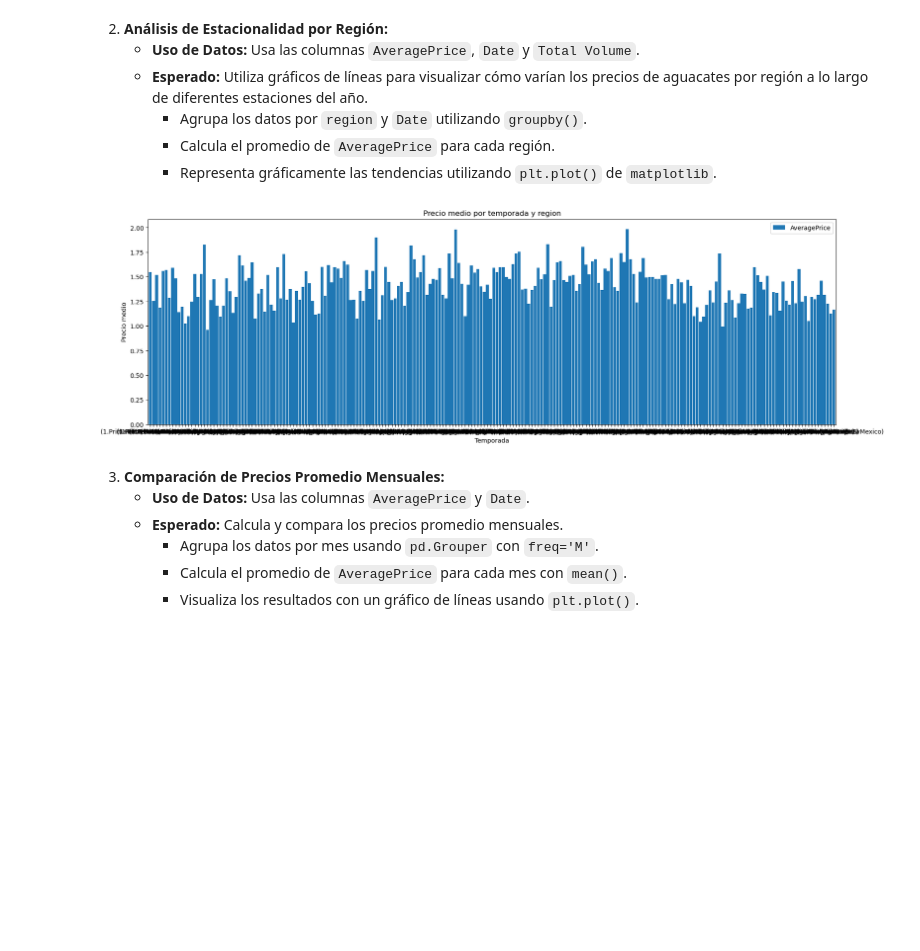
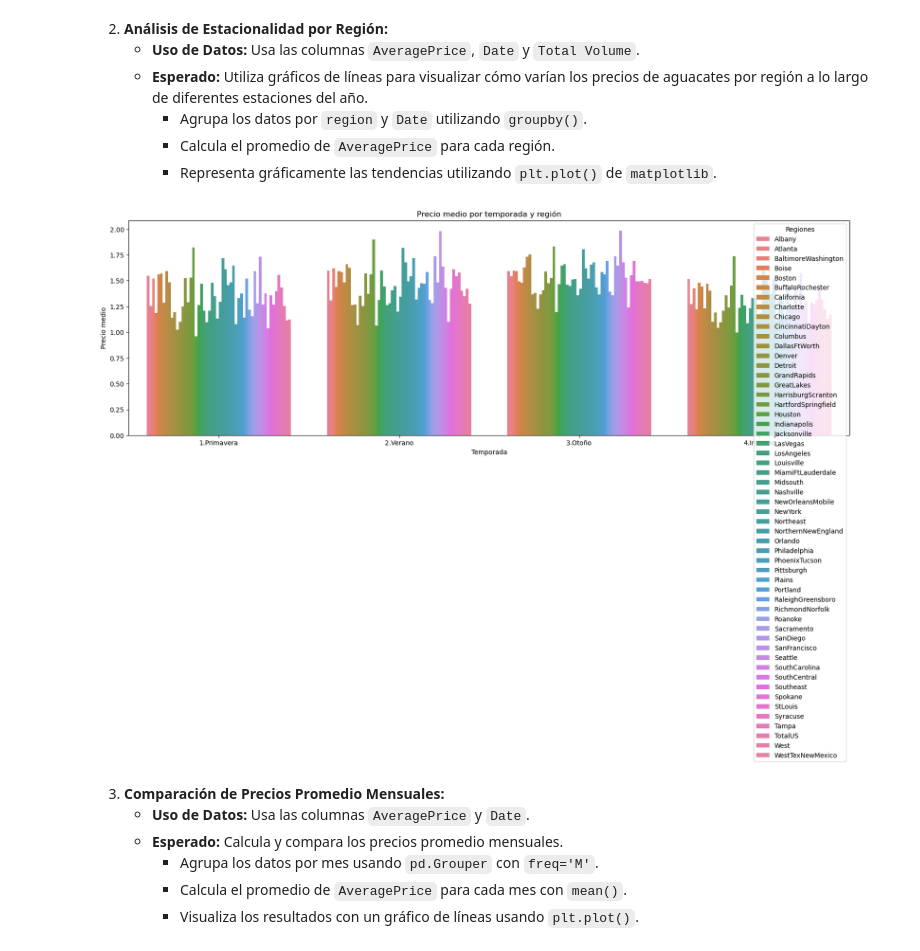
Before and after one commit to VictorBassas/MiniProjectAavocado, a Jupyter notebook: 1.Analisis_de_Series_Temporales.ipynb, the cells around one changed output. Saved outputs shown, nothing was run; the diff lists cells and outputs as text; code cells hidden in the pictures; blank space fills up the shorter version.

```diff
--- a/1.Analisis_de_Series_Temporales.ipynb
+++ b/1.Analisis_de_Series_Temporales.ipynb
@@ -171,30 +171,35 @@ c. **Residuos (Residuals):**  Es la parte de la serie que no se explica por la t
 # %%
 import pandas as pd
 import matplotlib.pyplot as plt
+import seaborn as sns
 df = pd.read_csv("avocado.csv")
 df_cp = df.copy()
 df_cp['Date'] = pd.to_datetime(df_cp['Date'])
 #df_cp.info()
 get_season = lambda date: '1.Primavera' if 3 <= date.month <= 5 else ('2.Verano' if 6 <= date.month <= 8 else ('3.Otoño' if 9 <= date.month <= 11 else '4.Invierno'))
 
-# No ho fem servir ??
-df_date_price_volume = df_cp[['Date', 'region', 'AveragePrice','Total Volume']]
+df_date_price_volume = df_cp[['Date', 'region', 'AveragePrice', 'Total Volume']]
 df_date_price_volume = df_date_price_volume.reset_index()
 df_date_price_volume['Season'] = df_date_price_volume['Date'].apply(get_season)
 # df_date_price_volume
 
 df_grouped_mean = df_date_price_volume.groupby(['Season','region'])['AveragePrice'].mean()
+df_grouped_mean = df_grouped_mean.reset_index()
 df_grouped_mean
 
-df_grouped_mean.plot(kind='bar', figsize=(20, 6), width=.9)
-plt.title('Precio medio por temporada y region')
+#plt.figure(figsize=(20, 6))
+#plt.plot(df_grouped_mean)
+#plt.show()
+
+plt.figure(figsize=(20, 6))
+sns.barplot(x='Season', y='AveragePrice', hue='region', data=df_grouped_mean)
+plt.title('Precio medio por temporada y región')
 plt.xlabel('Temporada')
 plt.ylabel('Precio medio')
-plt.xticks(rotation=0)
-plt.legend(loc='best') # .legend(title='Regiones', loc='right')
+plt.legend(title='Regiones', fontsize=10, loc='upper right')
 plt.show()
 # %% [output]
-[figure, old version]
+[figure, new version]
 # %% [markdown]
 3. **Comparación de Precios Promedio Mensuales:**
    - **Uso de Datos:** Usa las columnas `AveragePrice` y `Date`.
```
